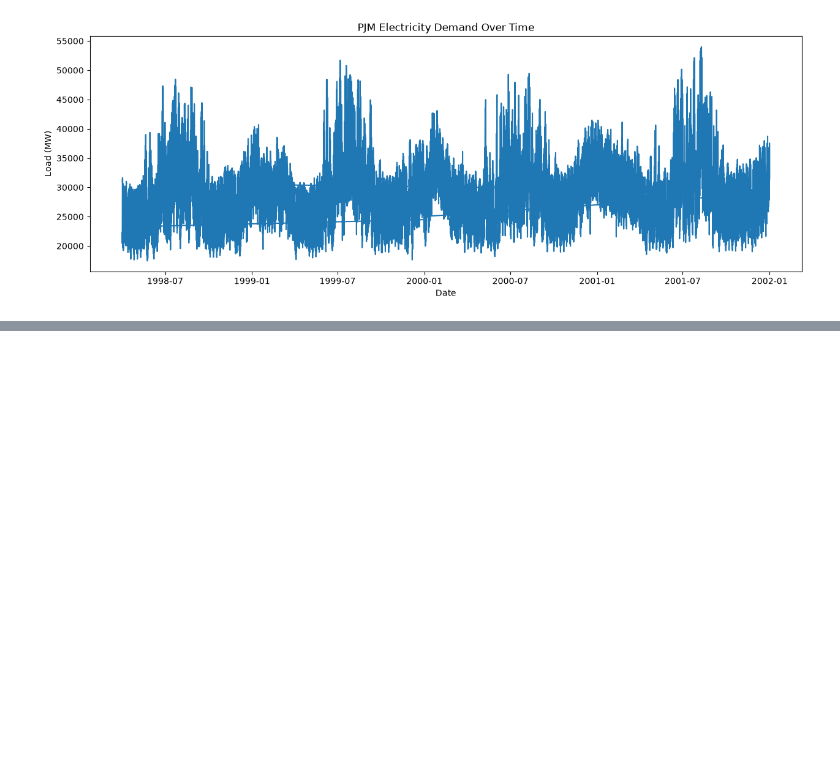
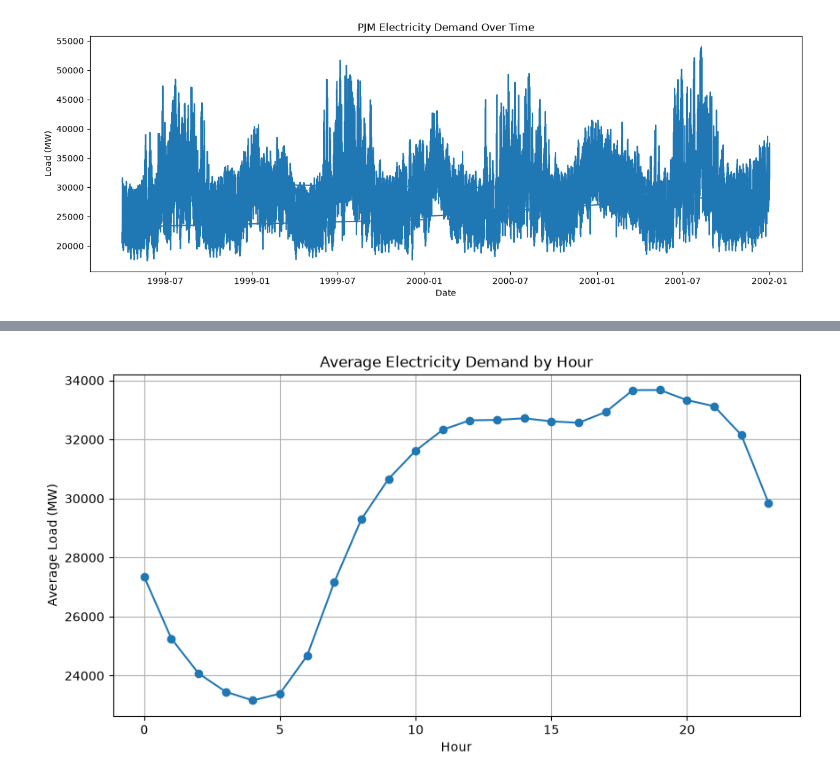
Before and after one commit to ksanu1011/DemandSense-AI, a Jupyter notebook: notebooks/01_data_understanding.ipynb, the cells around one changed output, grey strips where cells are left out. Drawn from its saved outputs; the diff is of its cells as text; code cells hidden in the pictures; blank space fills up the shorter version.

```diff
--- a/notebooks/01_data_understanding.ipynb
+++ b/notebooks/01_data_understanding.ipynb
@@ -174,3 +174,10 @@ plt.show()
 # %% [output]
 Matplotlib is building the font cache; this may take a moment.
 [figure]
+# %%
+df["hour"] = df.index.hour
+df["dayofweek"] = df.index.dayofweek
+df["month"] = df.index.month
+df["year"] = df.index.year
+
+df.head()
@@ -176,0 +192,12 @@ Matplotlib is building the font cache; this may take a moment.
+# %%
+hourly_avg = df.groupby("hour")["PJM_Load_MW"].mean()
+
+plt.figure(figsize=(10,5))
+plt.plot(hourly_avg.index, hourly_avg.values, marker="o")
+plt.title("Average Electricity Demand by Hour")
+plt.xlabel("Hour")
+plt.ylabel("Average Load (MW)")
+plt.grid(True)
+plt.show()
+# %% [output]
+[figure, added]
```
Also changed, not shown: parts of 7 cells of this notebook, 1 other file.
